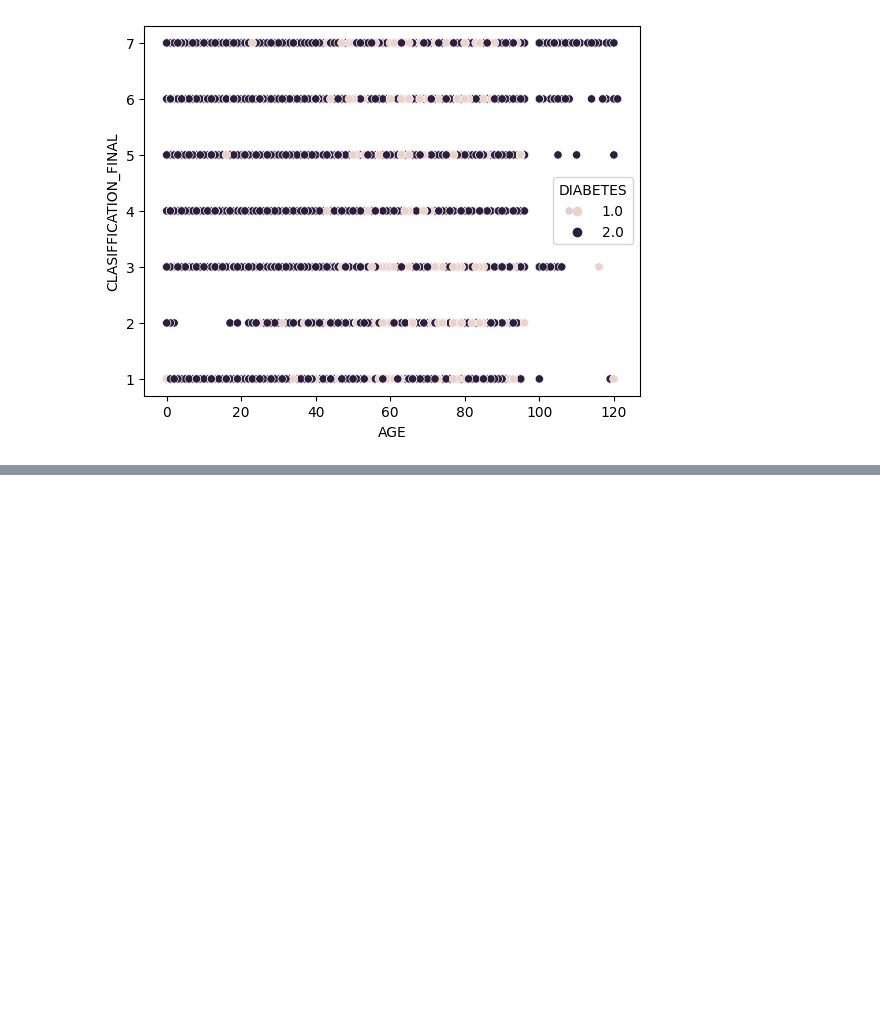
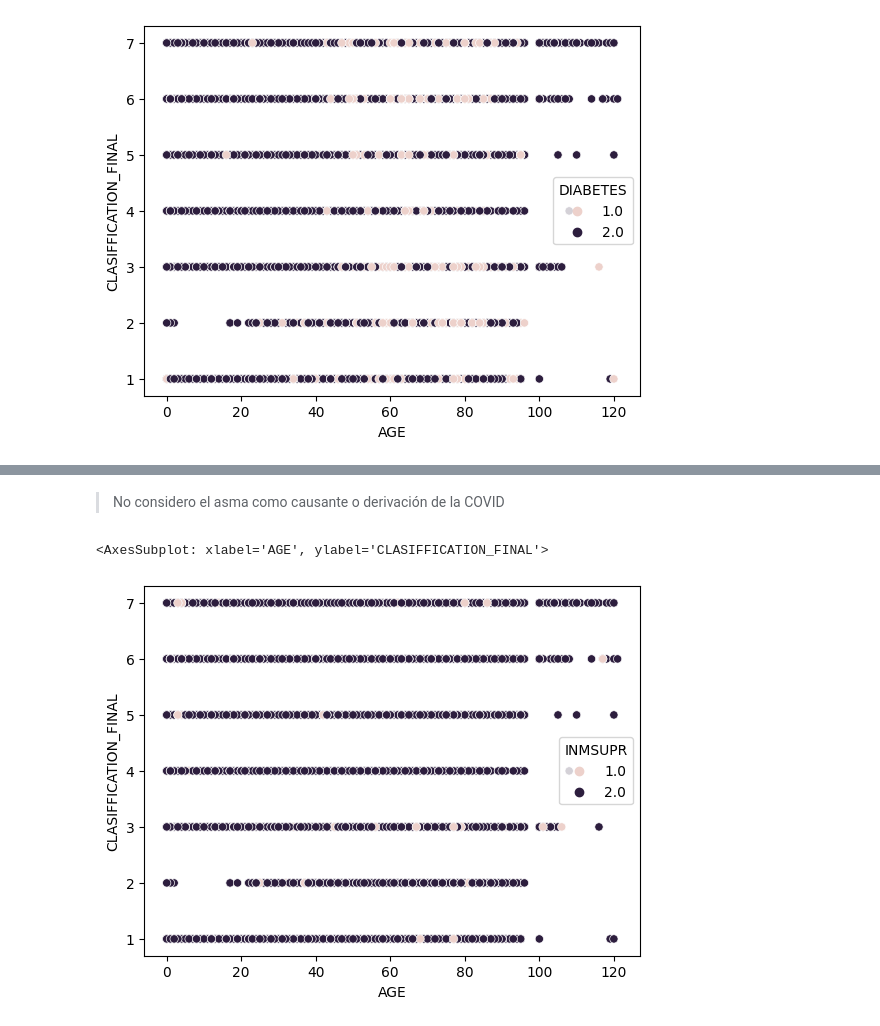
Before and after one commit to Ssutssimer/miniproject_data-science, a Jupyter notebook: miniproject-data-science.ipynb, the cells around one changed output, grey strips where cells are left out. Drawn from its saved outputs; the diff is of its cells as text; code cells hidden in the pictures; blank space fills up the shorter version.

```diff
--- a/miniproject-data-science.ipynb
+++ b/miniproject-data-science.ipynb
@@ -135,0 +143,7 @@ sns.scatterplot(x='AGE', y='CLASIFFICATION_FINAL', hue='DIABETES', data=df)
+# %% [markdown]
+> No considero el asma como causante o derivación de la COVID
+# %%
+sns.scatterplot(x='AGE', y='CLASIFFICATION_FINAL', hue='INMSUPR', data=df)
+# %% [output]
+<AxesSubplot: xlabel='AGE', ylabel='CLASIFFICATION_FINAL'>
+[figure, added]
```
Also changed, not shown: parts of 46 cells of this notebook.
